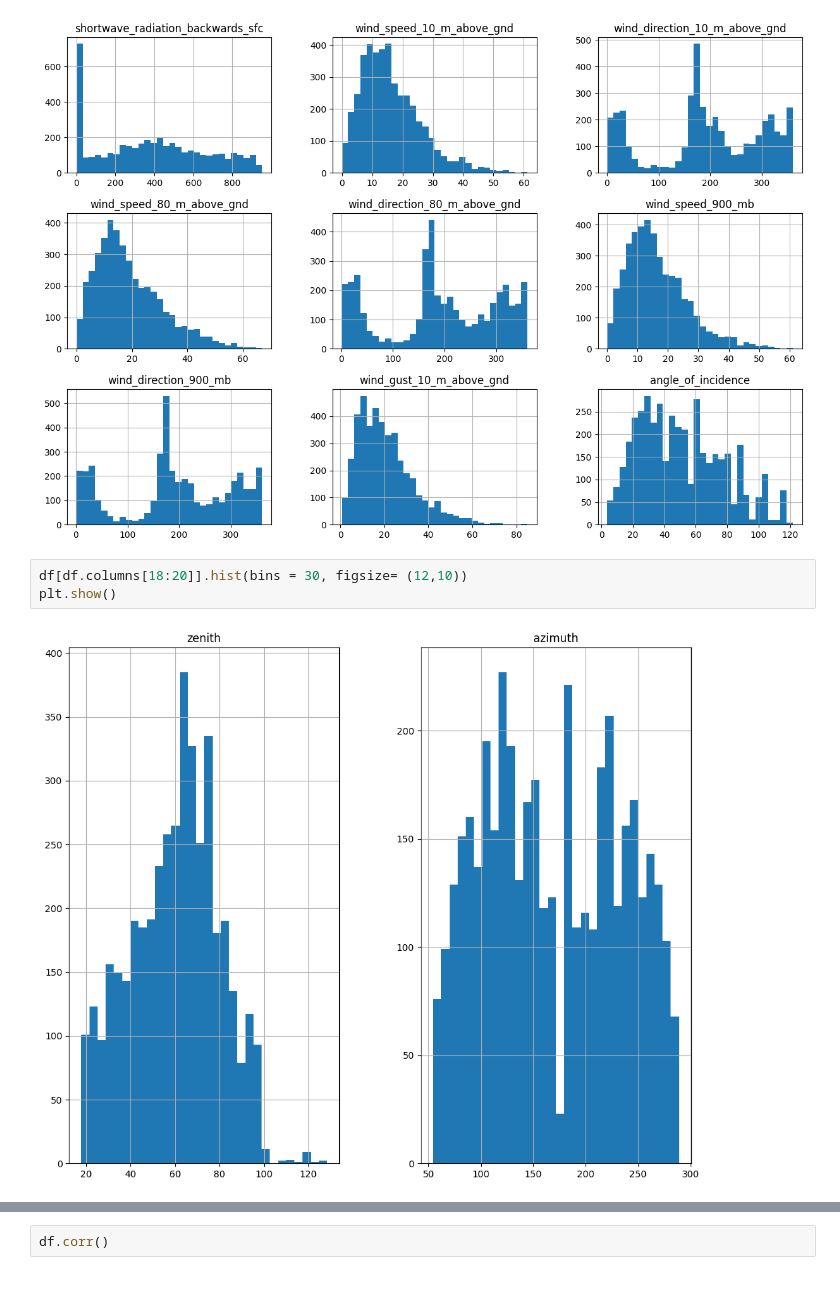
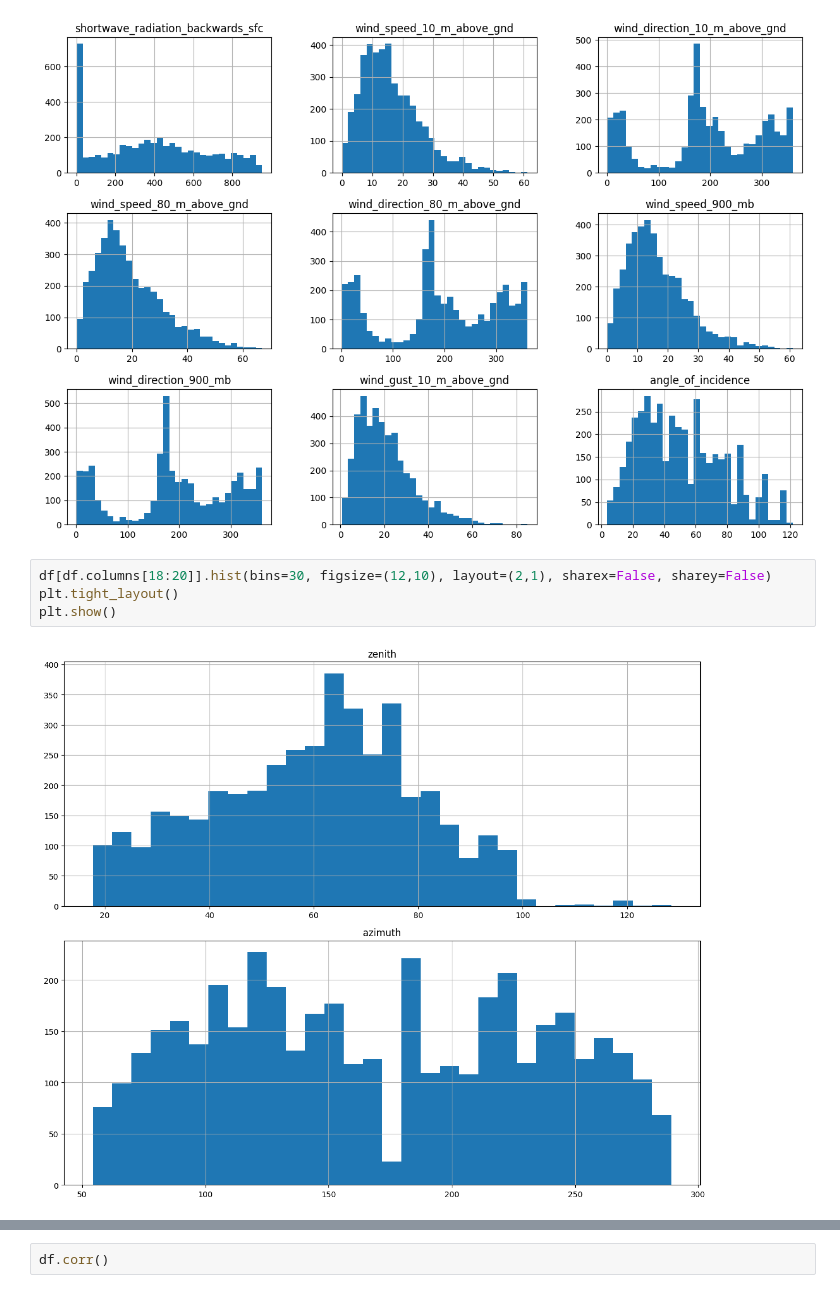
Before and after one commit to CipherI/week1, a Jupyter notebook: linearregression.ipynb, the cells around one changed output, grey strips where cells are left out. Drawn from its saved outputs; the diff is of its cells as text.

```diff
--- a/linearregression.ipynb
+++ b/linearregression.ipynb
@@ -152,10 +152,11 @@ plt.show()
 # %% [output]
 [figure]
 # %%
-df[df.columns[18:20]].hist(bins = 30, figsize= (12,10))
+df[df.columns[18:20]].hist(bins=30, figsize=(12,10), layout=(2,1), sharex=False, sharey=False)
+plt.tight_layout()
 plt.show()
 # %% [output]
-[figure, old version]
+[figure, new version]
 # %%
 # Bivariate analysis
 # Scatter plot with target features
```
Also changed, not shown: parts of 3 cells of this notebook.
